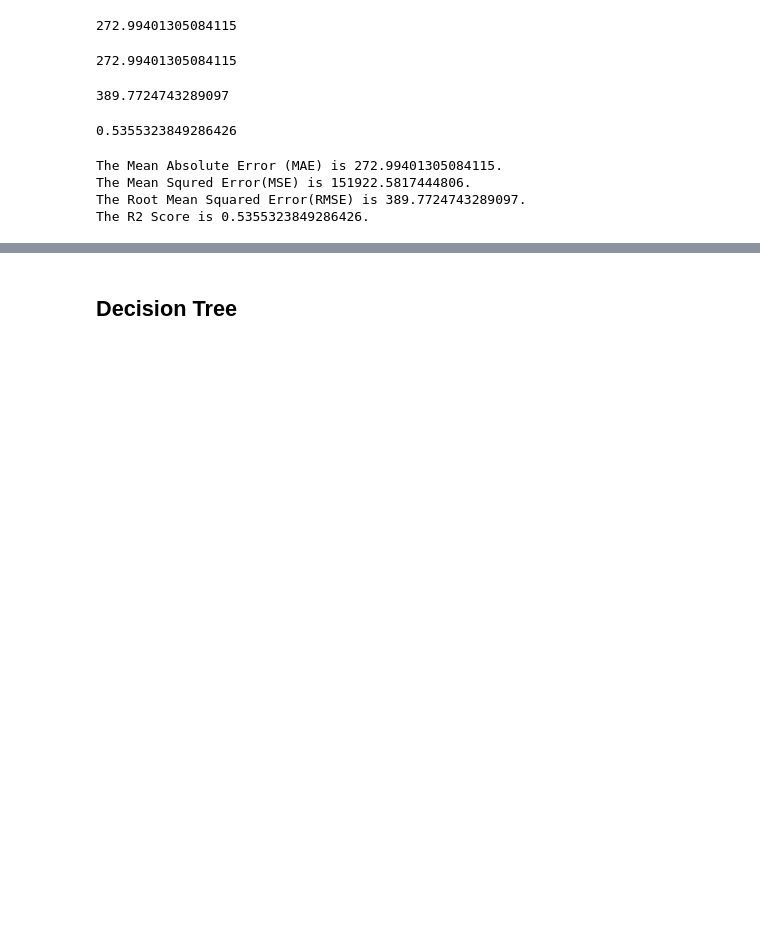
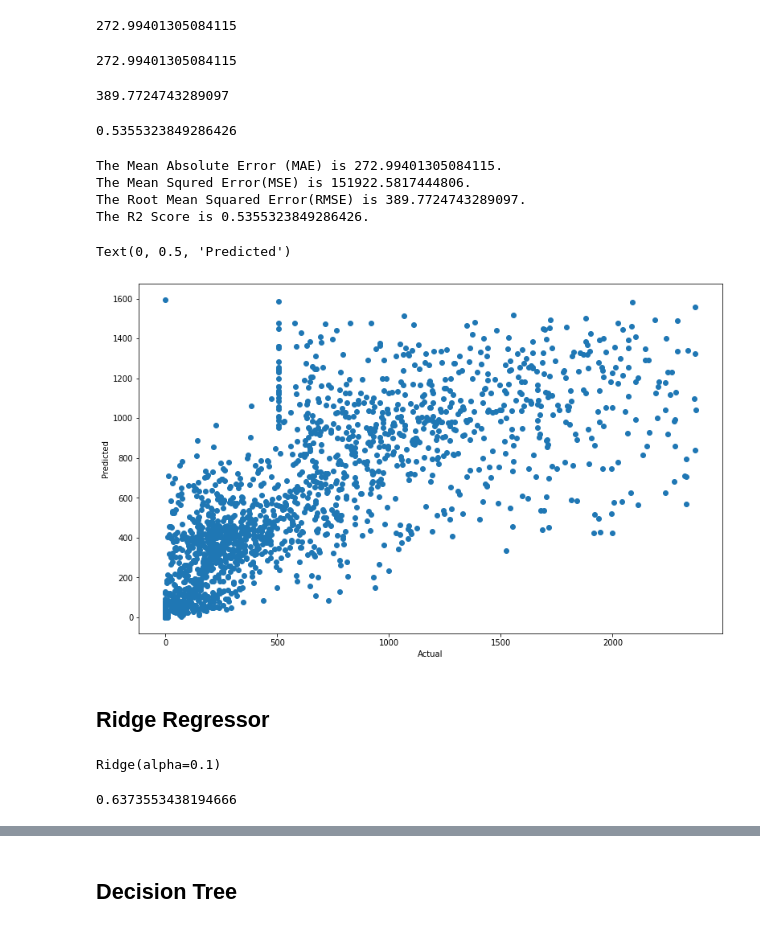
Before and after one commit to Dshivank/Seoul-Bike-Sharing-Demand-Prediction, a Jupyter notebook: Bike_Sharing_Demand_Prediction_using_ML_Capstone_Project_II.ipynb, the cells around one changed output, grey strips where cells are left out. Drawn from its saved outputs; the diff is of its cells as text; code cells hidden in the pictures; blank space fills up the shorter version.

```diff
--- a/Bike_Sharing_Demand_Prediction_using_ML_Capstone_Project_II.ipynb
+++ b/Bike_Sharing_Demand_Prediction_using_ML_Capstone_Project_II.ipynb
@@ -511,3 +476,13 @@ The Mean Absolute Error (MAE) is 272.99401305084115.
 The Mean Squred Error(MSE) is 151922.5817444806.
 The Root Mean Squared Error(RMSE) is 389.7724743289097.
 The R2 Score is 0.5355323849286426.
+# %%
+plt.figure(figsize=(13,8))
+plt.scatter((y_test)**2, (y_pred_test)**2)
+plt.xlabel('Actual')
+plt.ylabel('Predicted')
+# %% [output]
+Text(0, 0.5, 'Predicted')
+[figure, added]
+# %% [markdown]
+## <b> Ridge Regressor </b>
@@ -513,0 +493,8 @@ The R2 Score is 0.5355323849286426.
+# %%
+ridge.fit(X_train,y_train)
+# %% [output]
+Ridge(alpha=0.1)
+# %%
+ridge.score(X_train, y_train)
+# %% [output]
+0.6373553438194666
```
Also changed, not shown: parts of 62 cells of this notebook.
